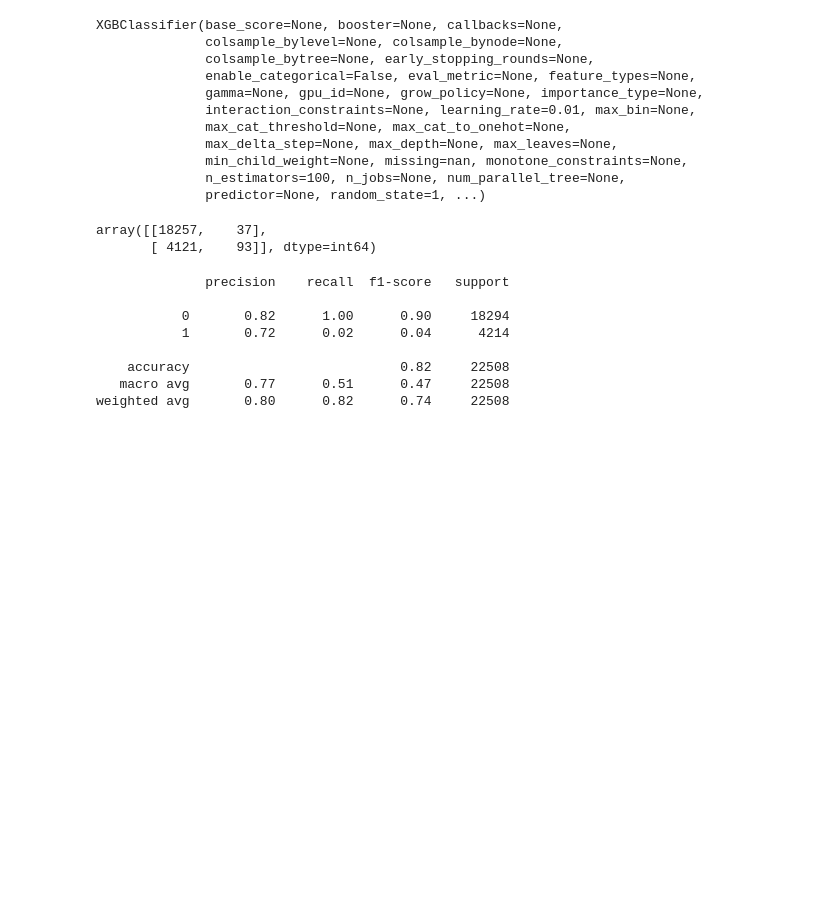
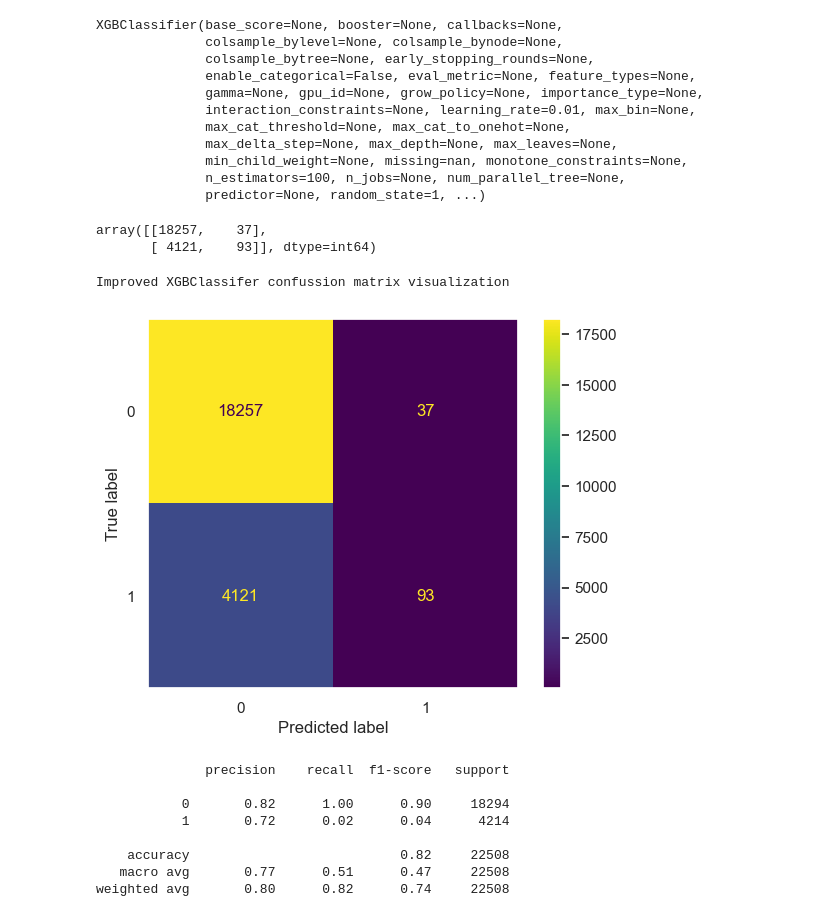
Before and after one commit to Diego-Hiriart/challenge_MLE-Diego-Hiriart, a Jupyter notebook: challenge/exploration.ipynb, the cells around one changed output. Drawn from its saved outputs; the diff is of its cells as text; code cells hidden in the pictures; blank space fills up the shorter version.

Commit message:
feat: best model selection
improve visualization of ML models results to choose best option, choose best model according to metrics

```diff
--- a/challenge/exploration.ipynb
+++ b/challenge/exploration.ipynb
@@ -386,6 +386,16 @@ confusion_matrix(y_test, xgboost_y_preds)
 # %% [output]
 array([[18257,    37],
        [ 4121,    93]], dtype=int64)
+# %%
+from sklearn.metrics import ConfusionMatrixDisplay
+print("Improved XGBClassifer confussion matrix visualization")
+cm_xgb = confusion_matrix(y_test, xgboost_y_preds)
+disp = ConfusionMatrixDisplay(confusion_matrix=cm_xgb)
+disp.plot()
+plt.grid(False)
+# %% [output]
+Improved XGBClassifer confussion matrix visualization
+[figure, added]
 # %%
 print(classification_report(y_test, xgboost_y_preds))
 # %% [output]
```
Also changed, not shown: parts of 7 cells of this notebook, 3 other files.
